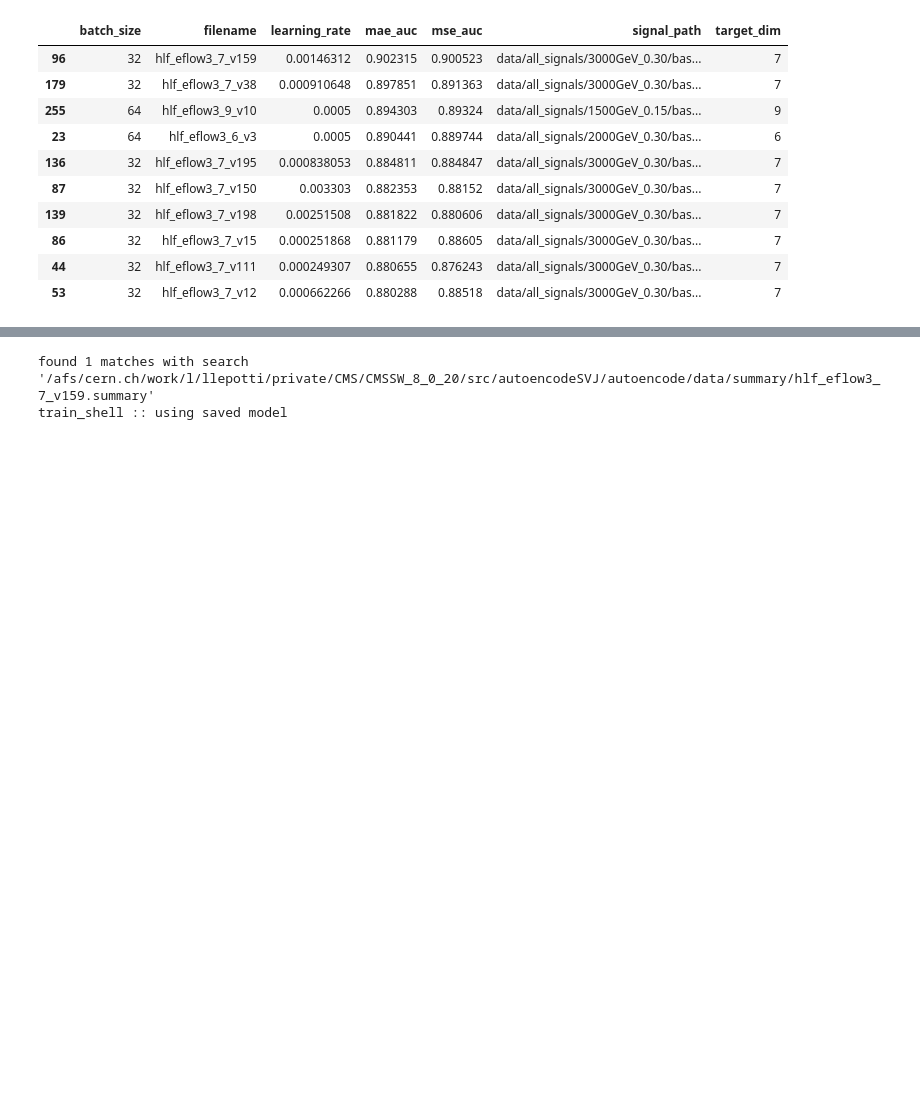
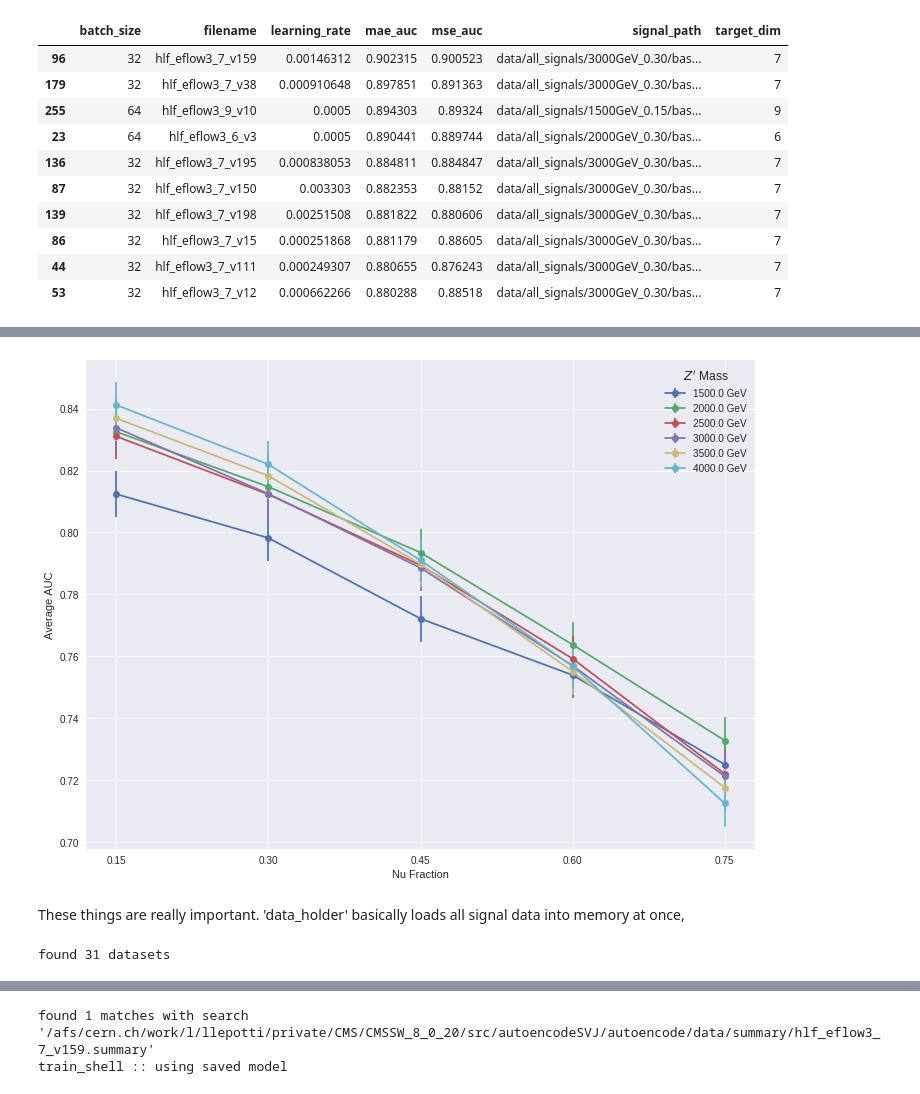
Before and after one commit to luclepot/SVJ, a Jupyter notebook: newplots.ipynb, the cells around one changed output, grey strips where cells are left out. Cells and saved outputs as stored; diff of their text form; code cells hidden in the pictures; blank space fills up the shorter version.

```diff
--- a/newplots.ipynb
+++ b/newplots.ipynb
@@ -136,0 +50,30 @@ train_shell :: using saved model
+# %%
+c = l0.iloc[:,:15]
+# c = 5
+means = c.mean(axis=1)
+masses, nus = np.asarray(map(np.asarray, means.index)).T
+aucs = means.values
+
+plt.figure(figsize=(12,9))
+for mass in sorted(set(masses)):
+    plt.errorbar(nus[masses == mass], aucs[masses == mass], marker='o', yerr=np.std(c.std(axis=1)), label='{} GeV'.format(mass))
+plt.xlabel('Nu Fraction')
+plt.ylabel('Average AUC')
+plt.xticks(np.unique(nus))
+plt.legend(title=r'$Z^{\prime}$ Mass')
+plt.show()
+# %% [output]
+[figure, added]
+# %% [markdown]
+These things are really important. 'data_holder' basically loads all signal data into memory at once,
+# %%
+import  glob
+eflow_base = 3
+
+d = ev.data_holder(
+    qcd='data/background/base_3/*.h5',
+    **{os.path.basename(p): '{}/base_{}/*.h5'.format(p, eflow_base) for p in glob.glob('data/all_signals/*')}
+)
+d.load()
+# %% [output]
+found 31 datasets
```
Also changed, not shown: parts of 16 cells of this notebook, 1 other file.
